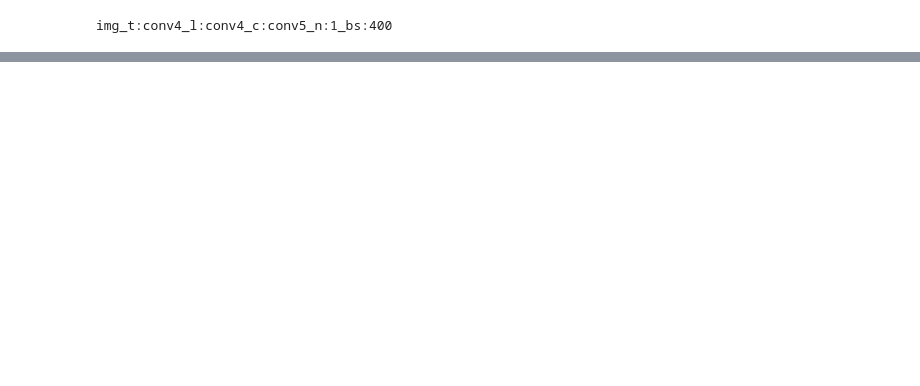
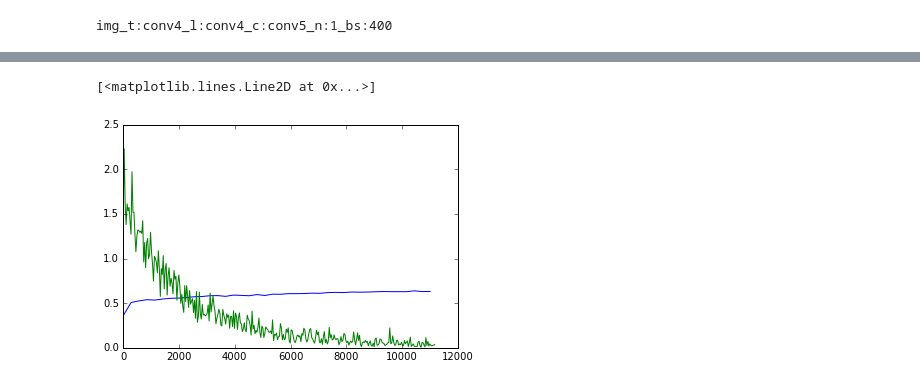
Before and after one commit to ladsmund/plantclef, a Jupyter notebook: experiments/Overview.ipynb, the cells around one changed output, grey strips where cells are left out. Cells and saved outputs as stored; diff of their text form; code cells hidden in the pictures; blank space fills up the shorter version.

```diff
--- a/experiments/Overview.ipynb
+++ b/experiments/Overview.ipynb
@@ -63,0 +54,3 @@ pass
+# %%
+ acc = parse_log.parse_log('/home/ffw/workspace/plantCLEF/experiments/caffe_output.log')
+acc[1][0]
@@ -63,0 +70,6 @@ pass
+# %%
+plt.plot(*zip(*[(d['NumIters'], d['accuracy']) for d in acc[1]]))
+plt.plot(*zip(*[(d['NumIters'], d['loss']) for d in acc[0]]))
+# %% [output]
+[<matplotlib.lines.Line2D at 0x...>]
+[figure, added]
```
Also changed, not shown: parts of 13 cells of this notebook.
